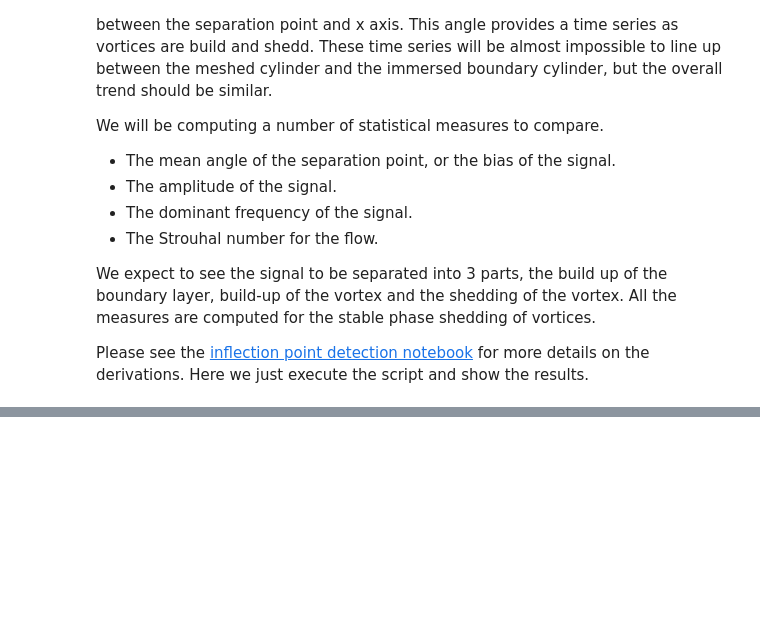
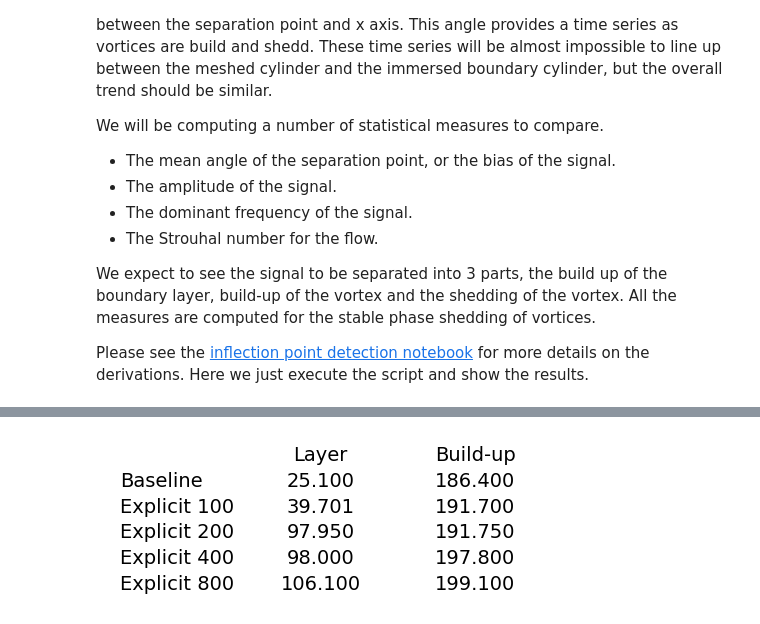
Before and after one commit to ExtremeFLOW/neko-top, a Jupyter notebook: scripts/notebooks/cylinder_benchmark.ipynb, the cells around one changed output, grey strips where cells are left out. Saved outputs shown, nothing was run; the diff lists cells and outputs as text; code cells hidden in the pictures; blank space fills up the shorter version.

```diff
--- a/scripts/notebooks/cylinder_benchmark.ipynb
+++ b/scripts/notebooks/cylinder_benchmark.ipynb
@@ -310,0 +311,16 @@ for i in range(len(inflection)):
+# %%
+# Print the boundary layer building time
+
+column_labels = ["Layer", "Build-up"]
+
+times = np.asarray(([
+    inflection[i]["times"][inflection[i]["i_boundary"]]
+    for i in range(len(experiments))
+], [
+    inflection[i]["times"][inflection[i]["i_building"]]
+    for i in range(len(experiments))
+])).transpose()
+
+plot_table(times, column_labels, labels)
+# %% [output]
+[figure, added]
```
Also changed, not shown: parts of 17 cells of this notebook.
